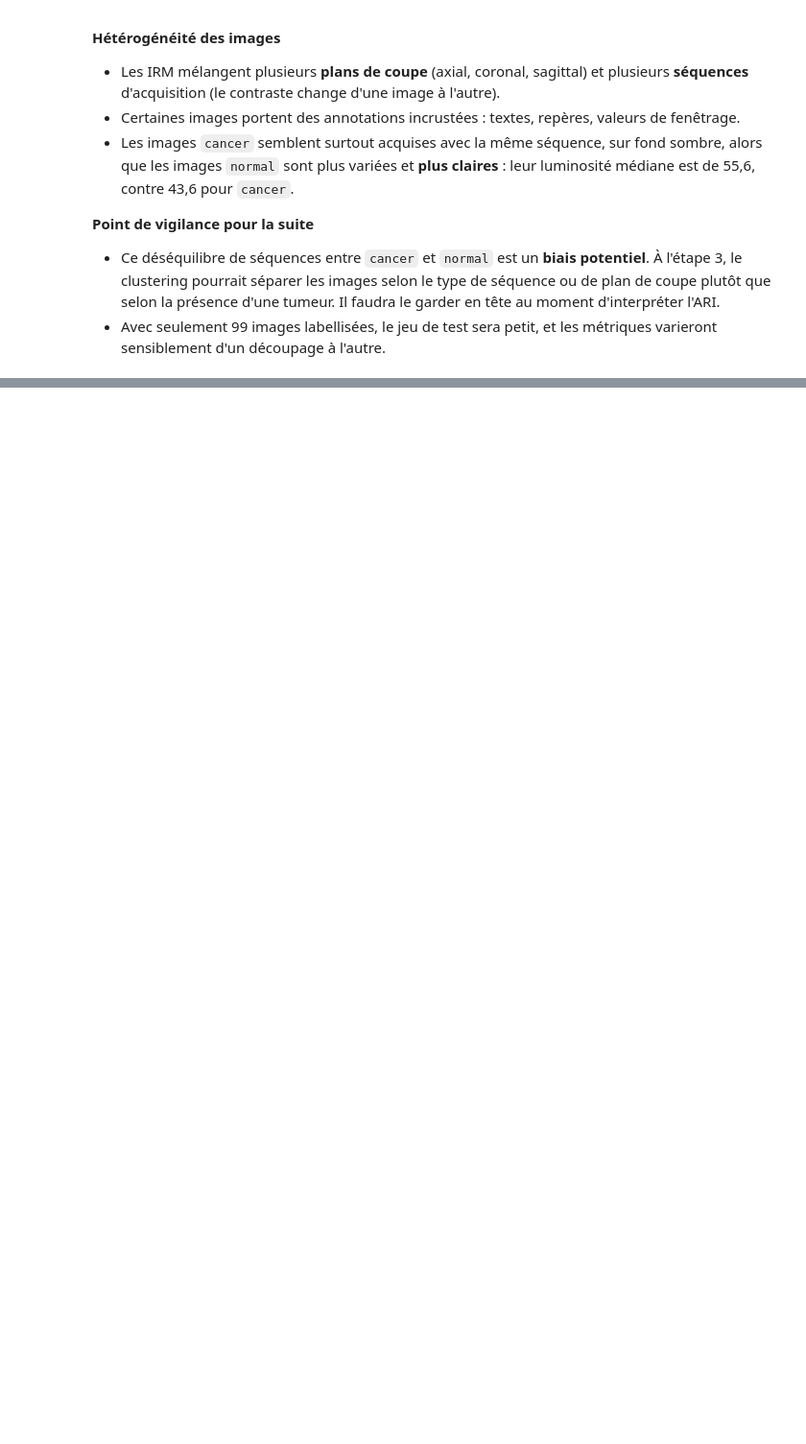
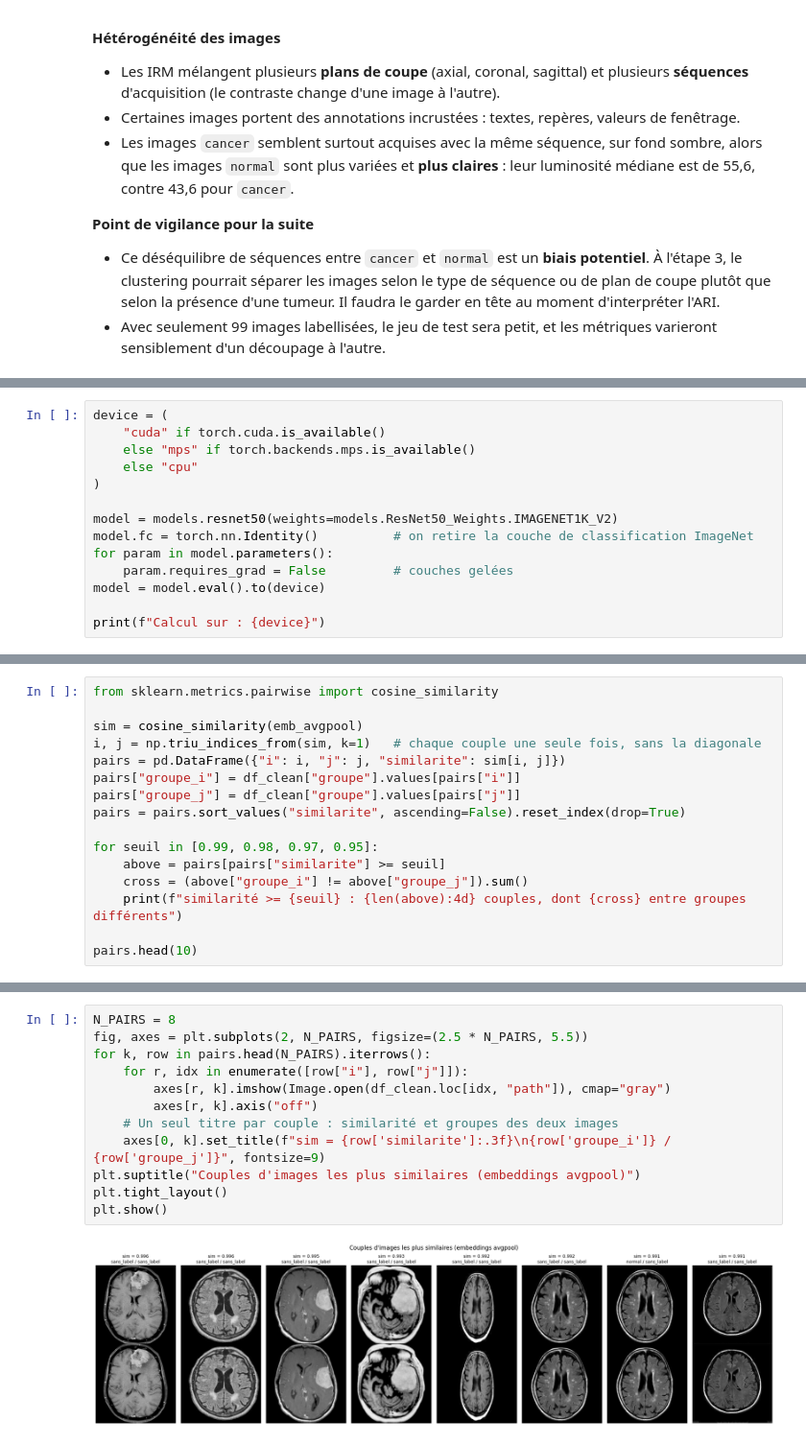
Before and after one commit to Hadri2T/Projet_7, a Jupyter notebook: notebooks/1_features_clustering.ipynb, the cells around one changed output, grey strips where cells are left out. Shown at 96% size. Cells and saved outputs as stored; diff of their text form; blank space fills up the shorter version.

Commit message:
Étape 2 : extraction des embeddings ResNet50 et retrait des quasi-doublons

```diff
--- a/notebooks/1_features_clustering.ipynb
+++ b/notebooks/1_features_clustering.ipynb
@@ -298,0 +362,14 @@ df_clean.groupby("groupe")["mean_intensity"].describe().round(1)
+# %%
+device = (
+    "cuda" if torch.cuda.is_available()
+    else "mps" if torch.backends.mps.is_available()
+    else "cpu"
+)
+
+model = models.resnet50(weights=models.ResNet50_Weights.IMAGENET1K_V2)
+model.fc = torch.nn.Identity()          # on retire la couche de classification ImageNet
+for param in model.parameters():
+    param.requires_grad = False         # couches gelées
+model = model.eval().to(device)
+
+print(f"Calcul sur : {device}")
@@ -298,0 +440,16 @@ df_clean.groupby("groupe")["mean_intensity"].describe().round(1)
+# %%
+from sklearn.metrics.pairwise import cosine_similarity
+
+sim = cosine_similarity(emb_avgpool)
+i, j = np.triu_indices_from(sim, k=1)   # chaque couple une seule fois, sans la diagonale
+pairs = pd.DataFrame({"i": i, "j": j, "similarite": sim[i, j]})
+pairs["groupe_i"] = df_clean["groupe"].values[pairs["i"]]
+pairs["groupe_j"] = df_clean["groupe"].values[pairs["j"]]
+pairs = pairs.sort_values("similarite", ascending=False).reset_index(drop=True)
+
+for seuil in [0.99, 0.98, 0.97, 0.95]:
+    above = pairs[pairs["similarite"] >= seuil]
+    cross = (above["groupe_i"] != above["groupe_j"]).sum()
+    print(f"similarité >= {seuil} : {len(above):4d} couples, dont {cross} entre groupes différents")
+
+pairs.head(10)
@@ -298,0 +472,14 @@ df_clean.groupby("groupe")["mean_intensity"].describe().round(1)
+# %%
+N_PAIRS = 8
+fig, axes = plt.subplots(2, N_PAIRS, figsize=(2.5 * N_PAIRS, 5.5))
+for k, row in pairs.head(N_PAIRS).iterrows():
+    for r, idx in enumerate([row["i"], row["j"]]):
+        axes[r, k].imshow(Image.open(df_clean.loc[idx, "path"]), cmap="gray")
+        axes[r, k].axis("off")
+    # Un seul titre par couple : similarité et groupes des deux images
+    axes[0, k].set_title(f"sim = {row['similarite']:.3f}\n{row['groupe_i']} / {row['groupe_j']}", fontsize=9)
+plt.suptitle("Couples d'images les plus similaires (embeddings avgpool)")
+plt.tight_layout()
+plt.show()
+# %% [output]
+[figure, added]
```
Also changed, not shown: parts of 18 cells of this notebook, 2 other files.
